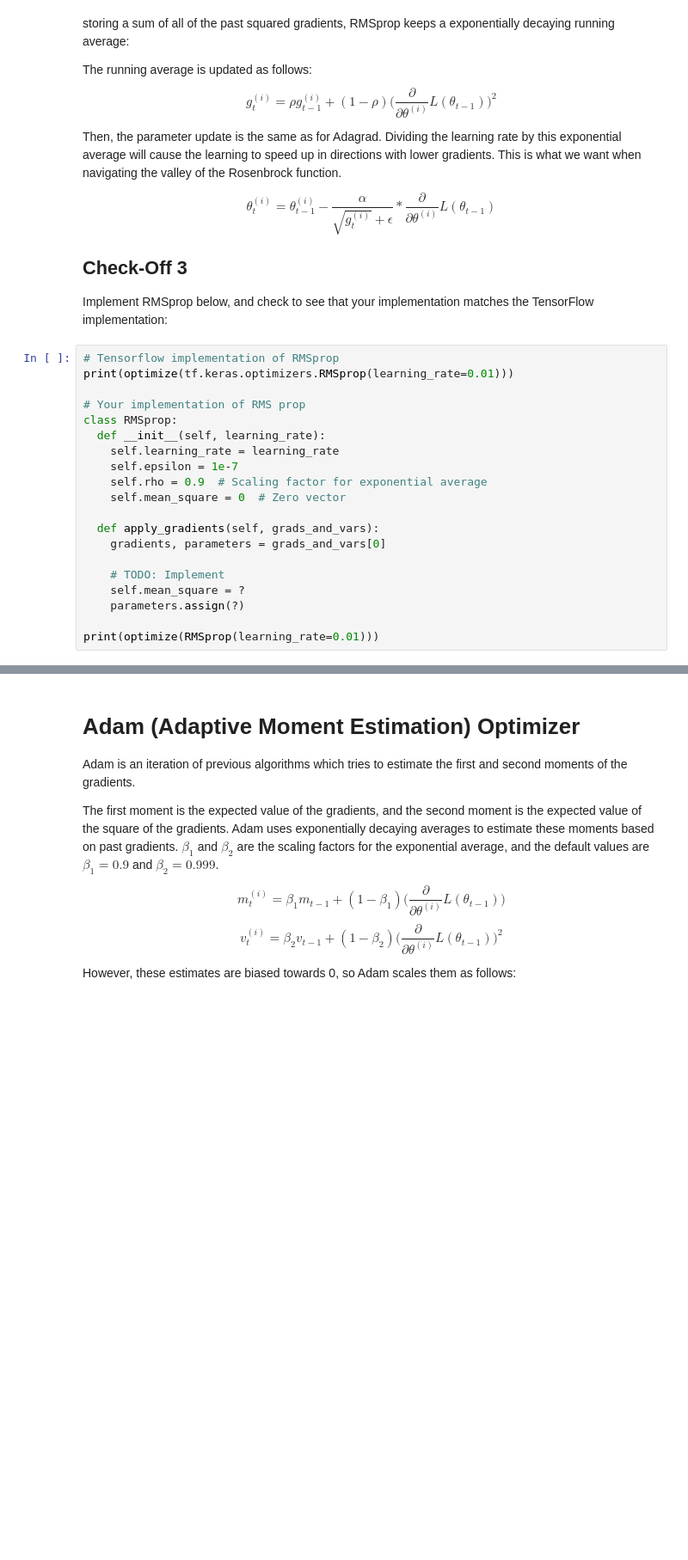
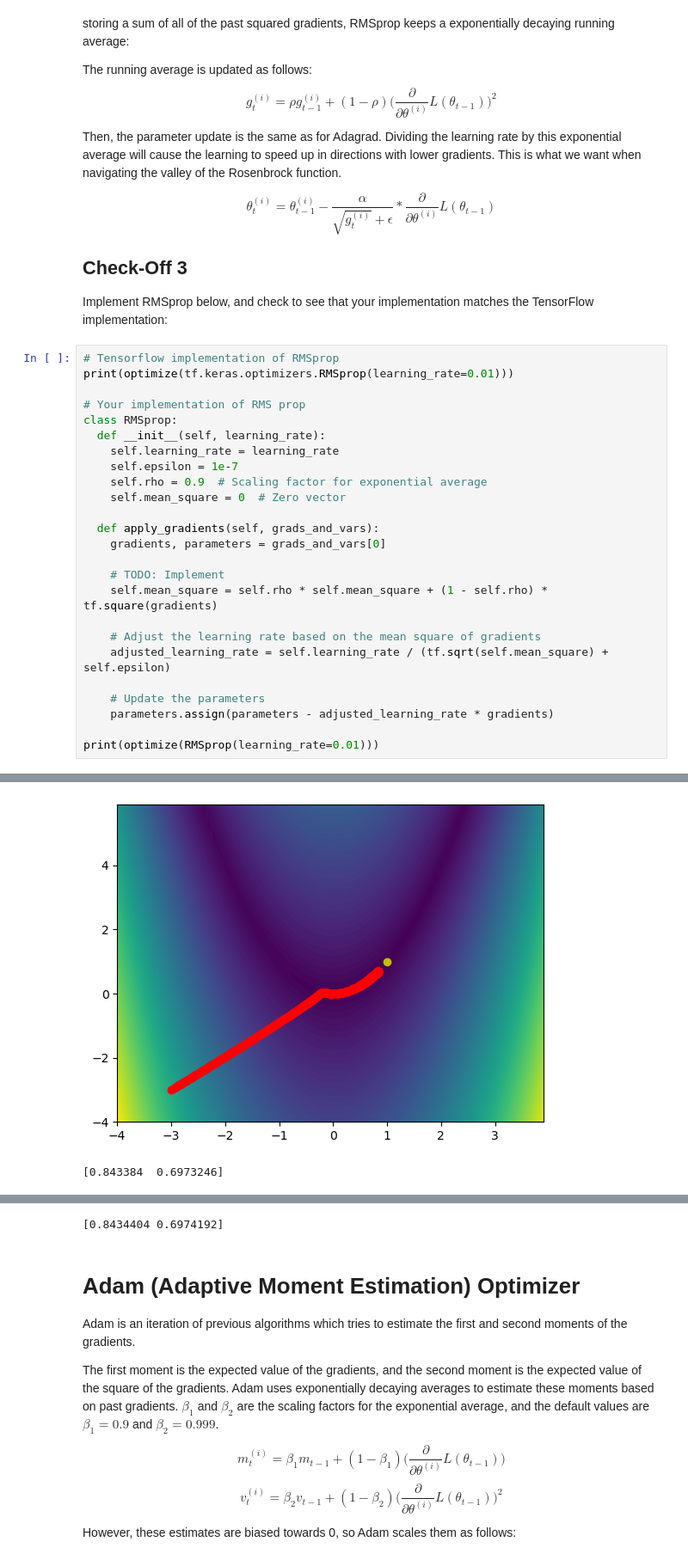
Before and after one commit to ThiagoMueller/csci2470labs, a Jupyter notebook: 2470_lab2/2470_lab2.ipynb, the cells around one changed output, grey strips where cells are left out. Shown at 86% size. Drawn from its saved outputs; the diff is of its cells as text; blank space fills up the shorter version.

```diff
--- a/2470_lab2/2470_lab2.ipynb
+++ b/2470_lab2/2470_lab2.ipynb
@@ -212,7 +232,13 @@ class RMSprop:
     gradients, parameters = grads_and_vars[0]
 
     # TODO: Implement
-    self.mean_square = ?
-    parameters.assign(?)
+    self.mean_square = self.rho * self.mean_square + (1 - self.rho) * tf.square(gradients)
+
+    # Adjust the learning rate based on the mean square of gradients
+    adjusted_learning_rate = self.learning_rate / (tf.sqrt(self.mean_square) + self.epsilon)
+
+    # Update the parameters
+    parameters.assign(parameters - adjusted_learning_rate * gradients)
 
 print(optimize(RMSprop(learning_rate=0.01)))
+# %% [output]
@@ -218,0 +246,2 @@ print(optimize(RMSprop(learning_rate=0.01)))
+[figure, added]
+[0.843384  0.6973246]
@@ -219,3 +249,4 @@ print(optimize(RMSprop(learning_rate=0.01)))
+[0.8434404 0.6974192]
 # %% [markdown]
 # Adam (Adaptive Moment Estimation) Optimizer
 
```
Also changed, not shown: parts of 9 cells of this notebook, 4 other files.
